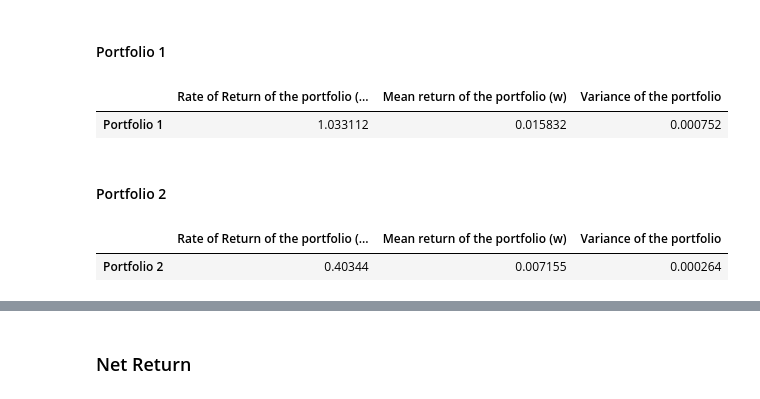
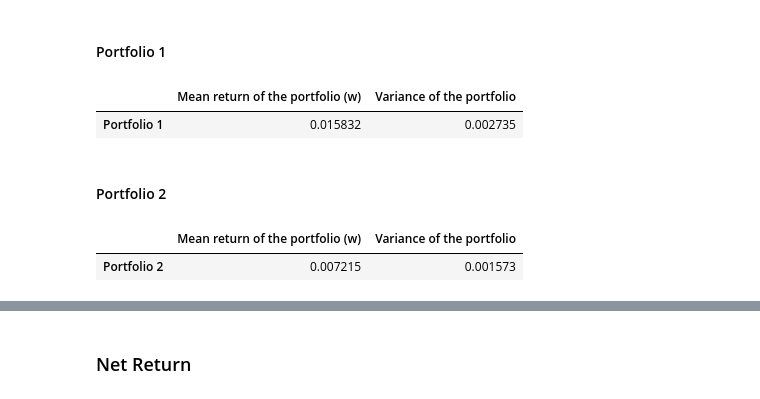
Before and after one commit to ahmetsirel/ETM959_Risk_Project, a Jupyter notebook: project.ipynb, the cells around one changed output, grey strips where cells are left out. Saved outputs shown, nothing was run; the diff lists cells and outputs as text; code cells hidden in the pictures.

```diff
--- a/project.ipynb
+++ b/project.ipynb
@@ -93,24 +98,25 @@ mean_net_returns = data_agg_net["mean"]
 # Cov for weekly return
 cov_data = pd.DataFrame()
 for company in data["Şirket"].unique():
-    current = data[data["Şirket"] == company]["return"].rename(company)
+    current = data[data["Şirket"] == company]["return"].rename(company).reset_index(drop=True)
     cov_data = pd.concat([cov_data, current], axis=1)
 cov = cov_data.cov()
 
 # Cov for weekly net return
 cov_data_net = pd.DataFrame()
 for company in data["Şirket"].unique():
-    current = data[data["Şirket"] == company]["net_return"].rename(company)
-    cov_data_net = pd.concat([cov_data_net, current], axis=1)
+    current_ = data[data["Şirket"] == company]["net_return"].rename(company).reset_index(drop=True)
+    cov_data_net = pd.concat([cov_data_net, current_], axis=1)
 cov_net = cov_data_net.cov()
 
+"""
 writer = pd.ExcelWriter("risk.xlsx", engine="xlsxwriter")
 data.to_excel(writer, sheet_name="Raw Data")
 data_agg.to_excel(writer, sheet_name="Aggregated Data")
 cov.to_excel(writer, sheet_name="Covariance Matrix for return")
 cov_net.to_excel(writer, sheet_name="Cov. Matrix for net return")
 
-writer.save()
+writer.save()"""
 
 print("Success")
 # %% [output]
@@ -200,6 +206,6 @@ data_agg
 | VESTL | 0.012788 | 0.004671 |
 # %%
 data_agg["mean_for_p1"] = data_agg["mean"].apply(lambda x: max([x, 0]))
-data_agg["var_for_p2"] =  data_agg["var"].max() + data_agg["var"].min() - data_agg["var"]
+data_agg["var_for_p2"] =  data_agg["var"].sum() / data_agg["var"]
 # %%
 data_agg['Portfolio1'] = data_agg["mean_for_p1"] / data_agg["mean_for_p1"].sum()
@@ -248,13 +262,12 @@ def mul_weight(row_column):
 
 cov_p1 = cov.apply(mul_weight, axis=1).apply(mul_weight, axis=0)
 # %%
-p1_parameters = pd.DataFrame.from_dict({"Rate of Return of the portfolio (52w)": [np.matmul(rate_of_total_returns, p1_weights)],
-                                        "Mean return of the portfolio (w)": [np.matmul(p1_weights, mean_returns)],
+p1_parameters = pd.DataFrame.from_dict({"Mean return of the portfolio (w)": [np.matmul(p1_weights, mean_returns)],
                                         "Variance of the portfolio": [cov_p1.sum().sum()]}).rename({0:"Portfolio 1"})
 p1_parameters
 # %% [output]
-|  | Rate of Return of the portfolio (... | Mean return of the portfolio (w) | Variance of the portfolio |
-| Portfolio 1 | 1.033112 | 0.015832 | 0.000752 |
+|  | Mean return of the portfolio (w) | Variance of the portfolio |
+| Portfolio 1 | 0.015832 | 0.002735 |
 # %% [markdown]
 #### Portfolio 2
 # %%
@@ -266,13 +279,12 @@ def mul_weight2(row_column):
 cov_p2 = cov.apply(mul_weight2, axis=1).apply(mul_weight2, axis=0)
 # %%
 
-p2_parameters = pd.DataFrame.from_dict({"Rate of Return of the portfolio (52w)": [np.matmul(rate_of_total_returns, p2_weights)],
-                                        "Mean return of the portfolio (w)": [np.matmul(p2_weights, mean_returns)],
+p2_parameters = pd.DataFrame.from_dict({"Mean return of the portfolio (w)": [np.matmul(p2_weights, mean_returns)],
                                         "Variance of the portfolio": [cov_p2.sum().sum()]}).rename({0:"Portfolio 2"})
 p2_parameters
 # %% [output]
-|  | Rate of Return of the portfolio (... | Mean return of the portfolio (w) | Variance of the portfolio |
-| Portfolio 2 | 0.40344 | 0.007155 | 0.000264 |
+|  | Mean return of the portfolio (w) | Variance of the portfolio |
+| Portfolio 2 | 0.007215 | 0.001573 |
 # %%
 portfolio_parameters = p1_parameters.append(p2_parameters)
 portfolio_parameters
```
Also changed, not shown: parts of 16 cells of this notebook, 1 other file.
